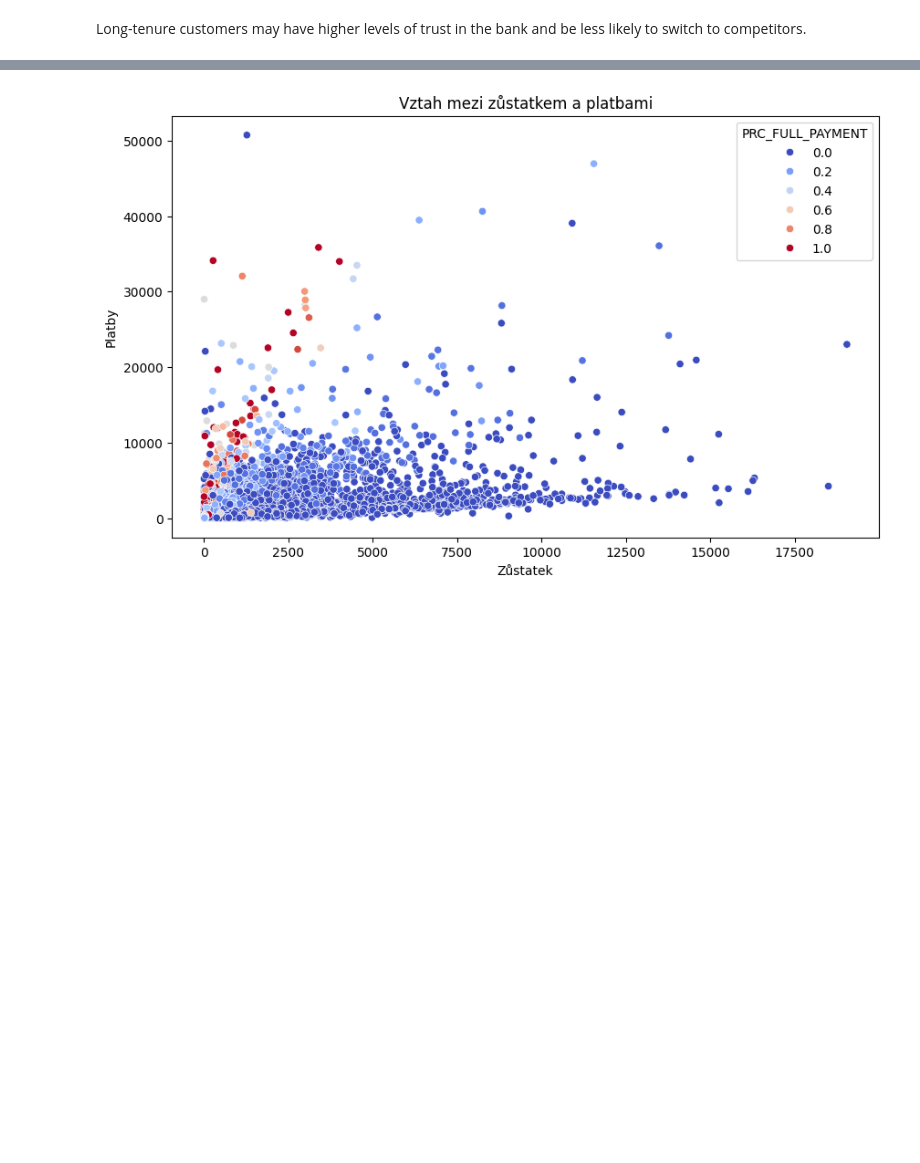
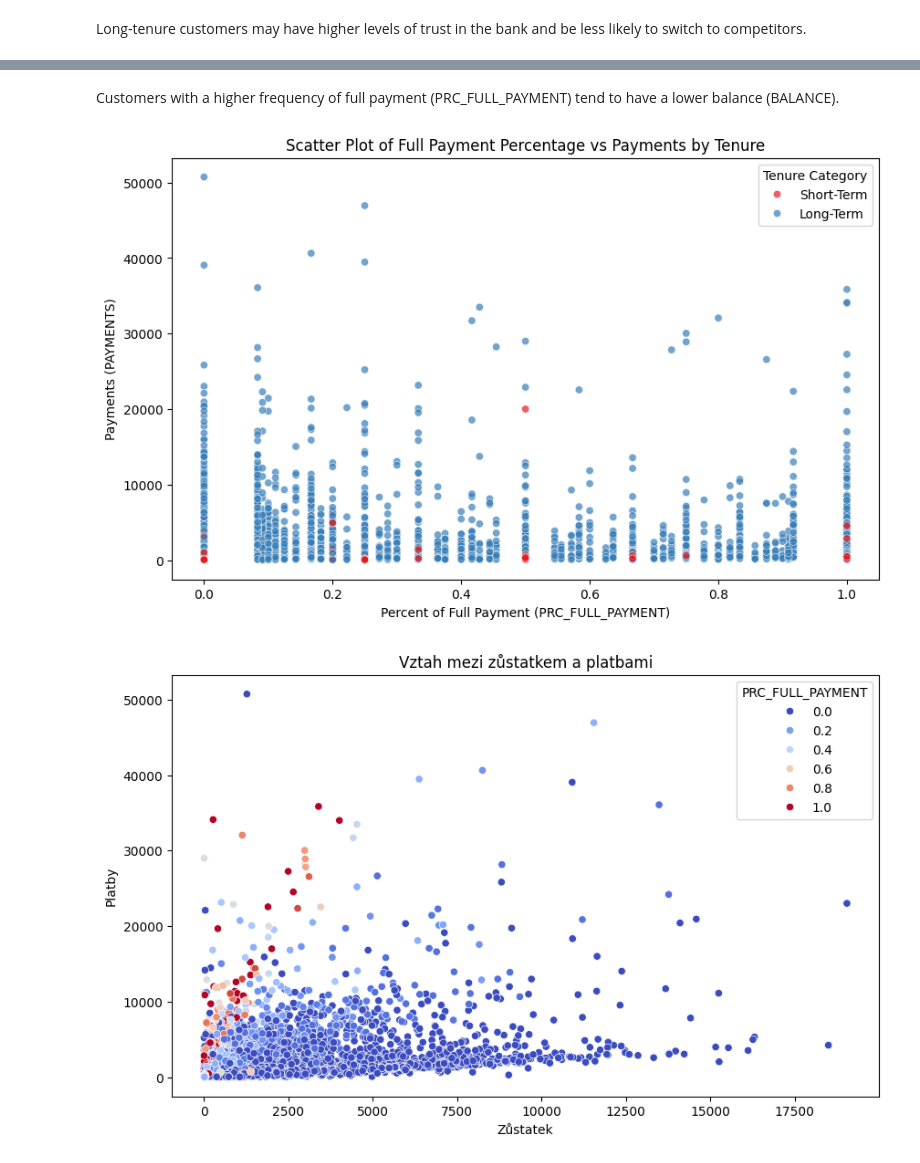
Before and after one commit to z1gyy/Data-Analysis, a Jupyter notebook: credit.ipynb, the cells around one changed output, grey strips where cells are left out. Saved outputs shown, nothing was run; the diff lists cells and outputs as text; code cells hidden in the pictures; blank space fills up the shorter version.

```diff
--- a/credit.ipynb
+++ b/credit.ipynb
@@ -280 +209,16 @@ plt.show()
+# %% [markdown]
+Customers with a higher frequency of full payment (PRC_FULL_PAYMENT) tend to have a lower balance (BALANCE).
+# %%
+tenure_bins = pd.cut(df['TENURE'], bins=[0, 6, 12], labels=['Short-Term', 'Long-Term'])
+df['TENURE_BIN'] = tenure_bins
+
+plt.figure(figsize=(10, 6))
+sns.scatterplot(data=df, x='PRC_FULL_PAYMENT', y='PAYMENTS', hue='TENURE_BIN', palette='Set1', alpha=0.7)
+plt.title('Scatter Plot of Full Payment Percentage vs Payments by Tenure')
+plt.xlabel('Percent of Full Payment (PRC_FULL_PAYMENT)')
+plt.ylabel('Payments (PAYMENTS)')
+plt.legend(title='Tenure Category')
+plt.show()
+# %% [output]
+[figure, added]
 # %%
```
Also changed, not shown: parts of 13 cells of this notebook.
